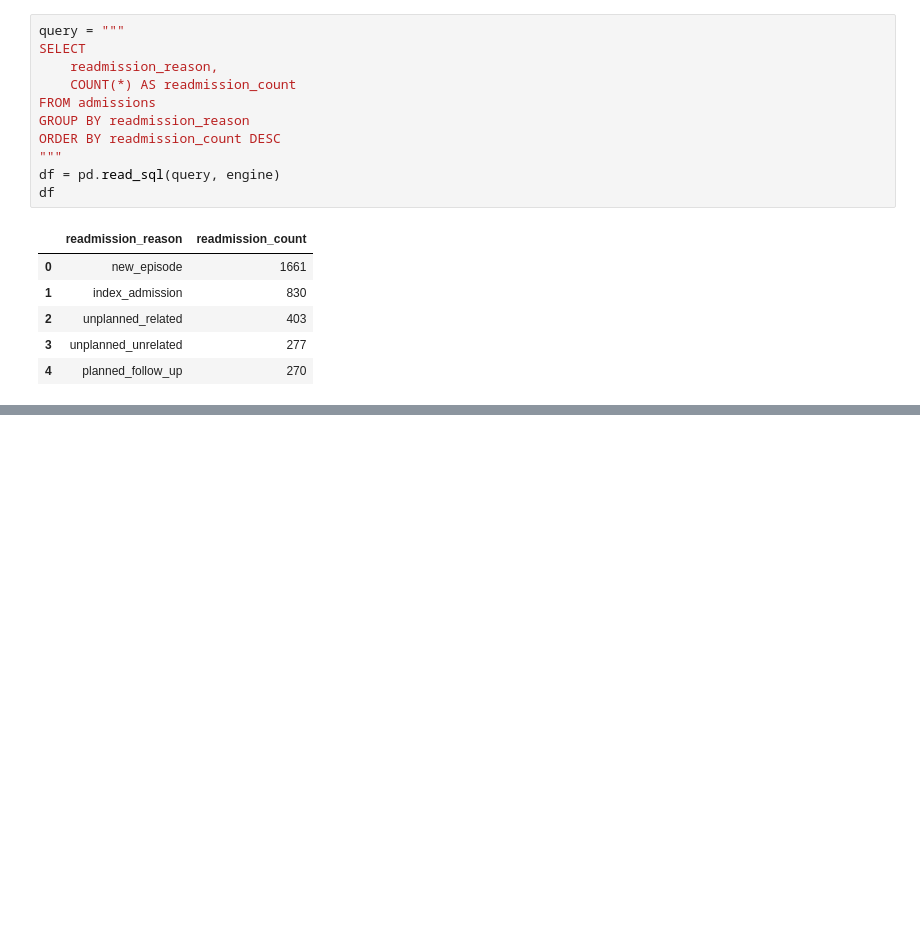
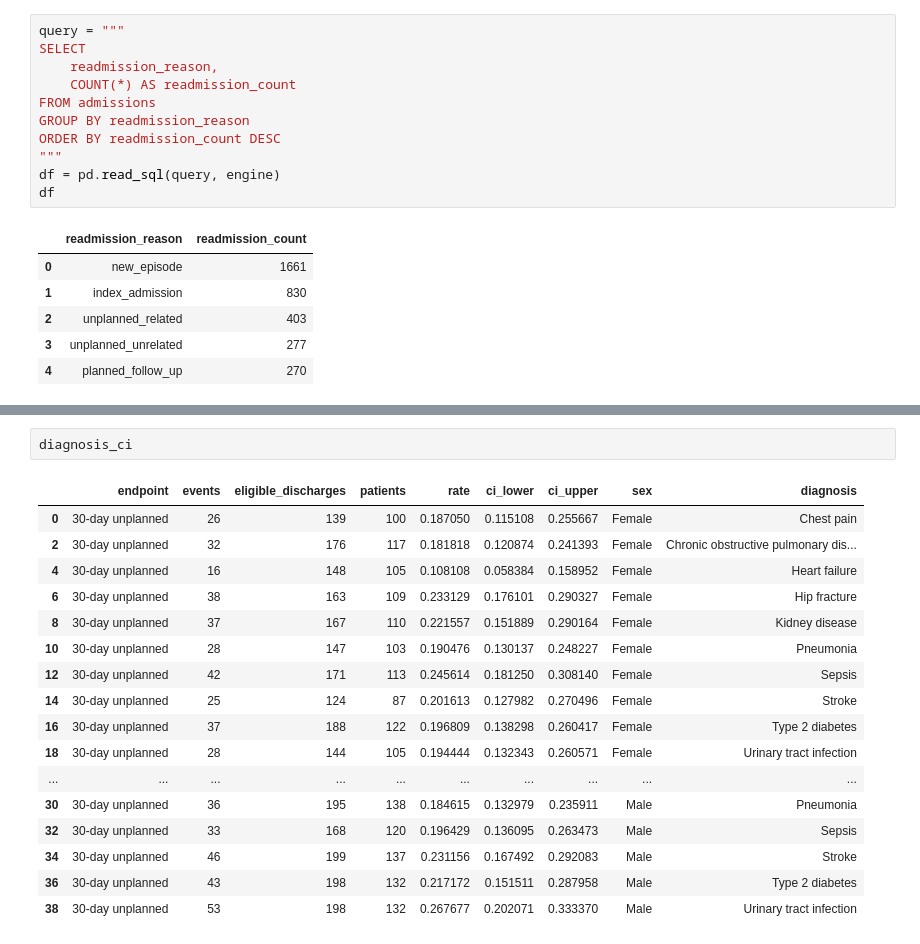
Before and after one commit to robertmaidstone/readmission-study, a Jupyter notebook: notebooks/analysis.ipynb, the cells around one changed output, grey strips where cells are left out. Drawn from its saved outputs; the diff is of its cells as text; blank space fills up the shorter version.

```diff
--- a/notebooks/analysis.ipynb
+++ b/notebooks/analysis.ipynb
@@ -331,0 +387,20 @@ plt.tight_layout()
+# %%
+diagnosis_ci
+# %% [output]
+|  | endpoint | events | eligible_discharges | patients | rate | ci_lower | ci_upper | sex | diagnosis |
+| 0 | 30-day unplanned | 26 | 139 | 100 | 0.187050 | 0.115108 | 0.255667 | Female | Chest pain |
+| 2 | 30-day unplanned | 32 | 176 | 117 | 0.181818 | 0.120874 | 0.241393 | Female | Chronic obstructive pulmonary dis... |
+| 4 | 30-day unplanned | 16 | 148 | 105 | 0.108108 | 0.058384 | 0.158952 | Female | Heart failure |
+| 6 | 30-day unplanned | 38 | 163 | 109 | 0.233129 | 0.176101 | 0.290327 | Female | Hip fracture |
+| 8 | 30-day unplanned | 37 | 167 | 110 | 0.221557 | 0.151889 | 0.290164 | Female | Kidney disease |
+| 10 | 30-day unplanned | 28 | 147 | 103 | 0.190476 | 0.130137 | 0.248227 | Female | Pneumonia |
+| 12 | 30-day unplanned | 42 | 171 | 113 | 0.245614 | 0.181250 | 0.308140 | Female | Sepsis |
+| 14 | 30-day unplanned | 25 | 124 | 87 | 0.201613 | 0.127982 | 0.270496 | Female | Stroke |
+| 16 | 30-day unplanned | 37 | 188 | 122 | 0.196809 | 0.138298 | 0.260417 | Female | Type 2 diabetes |
+| 18 | 30-day unplanned | 28 | 144 | 105 | 0.194444 | 0.132343 | 0.260571 | Female | Urinary tract infection |
+| ... | ... | ... | ... | ... | ... | ... | ... | ... | ... |
+| 30 | 30-day unplanned | 36 | 195 | 138 | 0.184615 | 0.132979 | 0.235911 | Male | Pneumonia |
+| 32 | 30-day unplanned | 33 | 168 | 120 | 0.196429 | 0.136095 | 0.263473 | Male | Sepsis |
+| 34 | 30-day unplanned | 46 | 199 | 137 | 0.231156 | 0.167492 | 0.292083 | Male | Stroke |
+| 36 | 30-day unplanned | 43 | 198 | 132 | 0.217172 | 0.151511 | 0.287958 | Male | Type 2 diabetes |
+| 38 | 30-day unplanned | 53 | 198 | 132 | 0.267677 | 0.202071 | 0.333370 | Male | Urinary tract infection |
```
Also changed, not shown: parts of 10 cells of this notebook, 4 other files.
